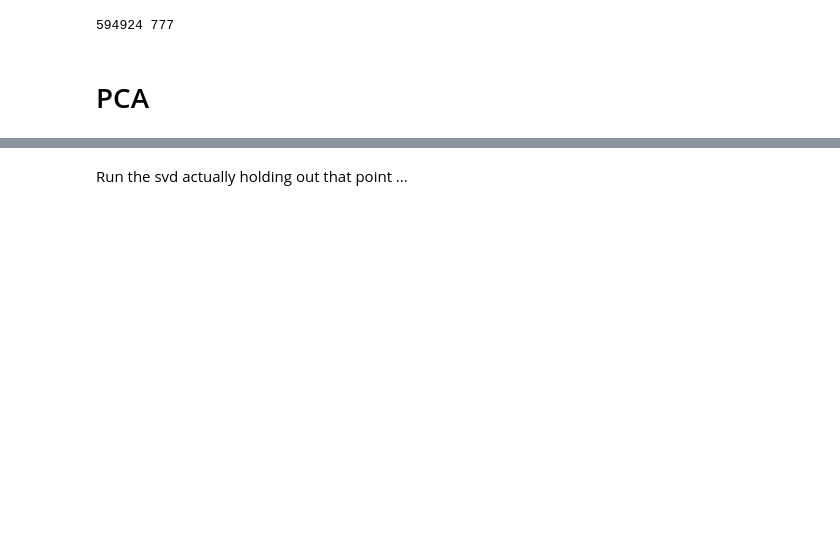
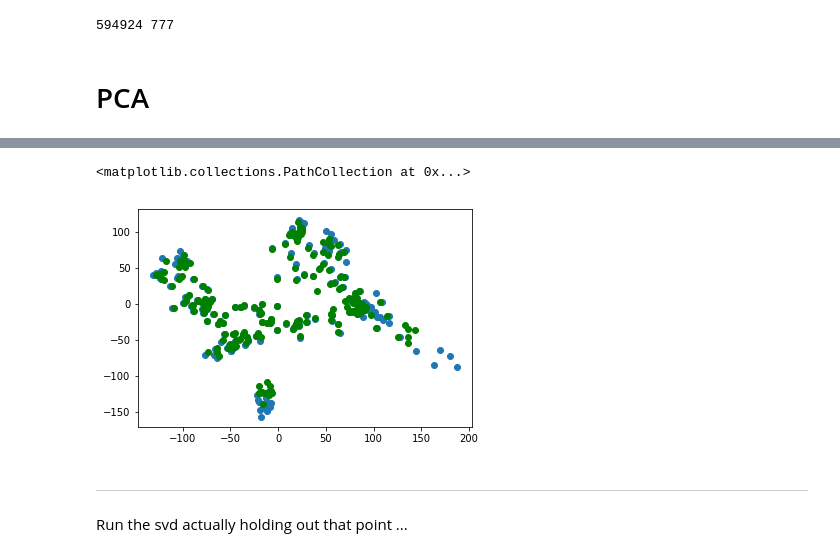
Before and after one commit to ChiChunLiu/pcshrink, a Jupyter notebook: notebooks/rank1-udpate.ipynb, the cells around one changed output, grey strips where cells are left out. Drawn from its saved outputs; the diff is of its cells as text; code cells hidden in the pictures; blank space fills up the shorter version.

```diff
--- a/notebooks/rank1-udpate.ipynb
+++ b/notebooks/rank1-udpate.ipynb
@@ -28,3 +28,4 @@ print(p, n)
 norm = pcshrink.Normalizer(Y, .02, "patterson")
 # %%
 Z = norm.Y
+n_samp = Z.shape[1]
@@ -104,10 +146,0 @@ K = K_0 + K_1
-# %%
-tUp, tSp, tVpT = np.linalg.svd(K, full_matrices=False)
-#tUp, tVpT = svd_flip(tUp, tVpT)
-
-tUp = np.array(tUp[:, :k])
-tVp = np.array(tVpT.T[:, :k])
-Sp = np.array(np.diag(tSp[:k]))
-Up = np.array(np.bmat('U P') * tUp)
-Vp = np.array(np.bmat('V Q') * tVp)
-#Up, VpT = svd_flip(Up, Vp.T)
@@ -116,7 +146,0 @@ Force orthongality
-# %%
-UQ, UR = np.linalg.qr(Up)
-VQ, VR = np.linalg.qr(Vp)
-tUp, tSp, tVpT = np.linalg.svd(UR @ Sp @ VR.T, full_matrices=False)
-Up = UQ @ tUp
-Vp = VQ @ tVpT.T
-Up, VpT = svd_flip(Up, Vp.T)
@@ -153,0 +147,20 @@ for r in range(k):
+# %%
+%%time
+L_proj = np.empty((n_samp, k))
+#L_ho = np.empty((n_samp, k))
+for i in range(n_samp):
+
+    if i % 25 == 0:
+        print(i)
+
+    Up, Sp, Vp = revise_svd(U, S, V, Z[:, i], i)
+    Fp = Up @ Sp
+    Fp = Fp / np.linalg.norm(Fp, axis=0, ord=2)
+    L_proj[i, :] = (Fp.T @ Z[:, i]).T
+
+    #c = np.ones(n_samp, dtype="bool")
+    #c[i] = False
+    #Uh, Sh, Vh = ho_svd(X[:, c], k, U)
+    #Fh = Uh @ Sh
+    #Fh = Fh / np.linalg.norm(Fh, axis=0, ord=2)
+    #L_ho[i, :] = (Fh.T @ X[:, i]).T
@@ -154,3 +178,14 @@ for r in range(k):
+# %%
+l = 0
+m = 1
+plt.scatter(L[:, l], L[:, m])
+plt.scatter(L_proj[:, l], L_proj[:, m], color="green")
+#plt.scatter(L_ho[:, 0], L_ho[:, 1])
+# %% [output]
+<matplotlib.collections.PathCollection at 0x...>
+[figure, added]
+# %% [markdown]
+---
 # %% [markdown]
 Run the svd actually holding out that point ...
 # %%
```
Also changed, not shown: parts of 20 cells of this notebook, 1 other file.
